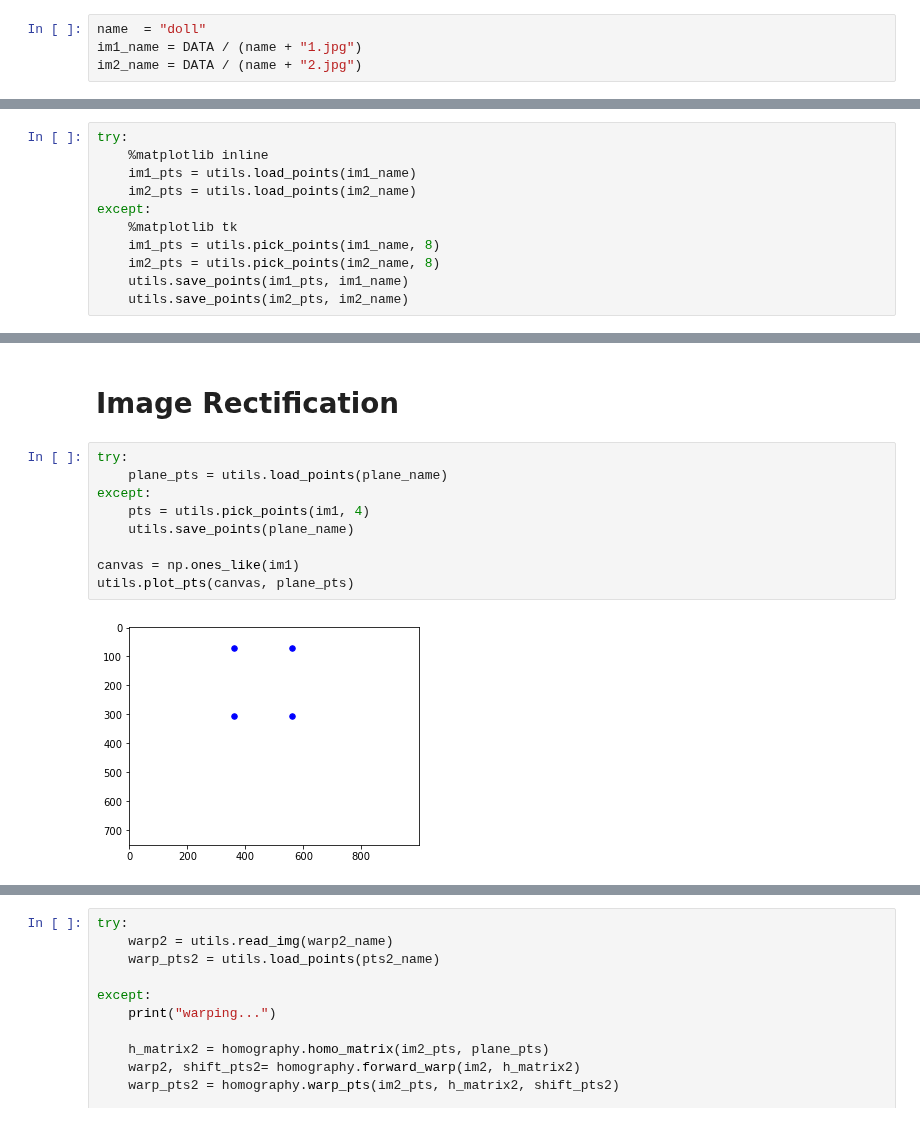
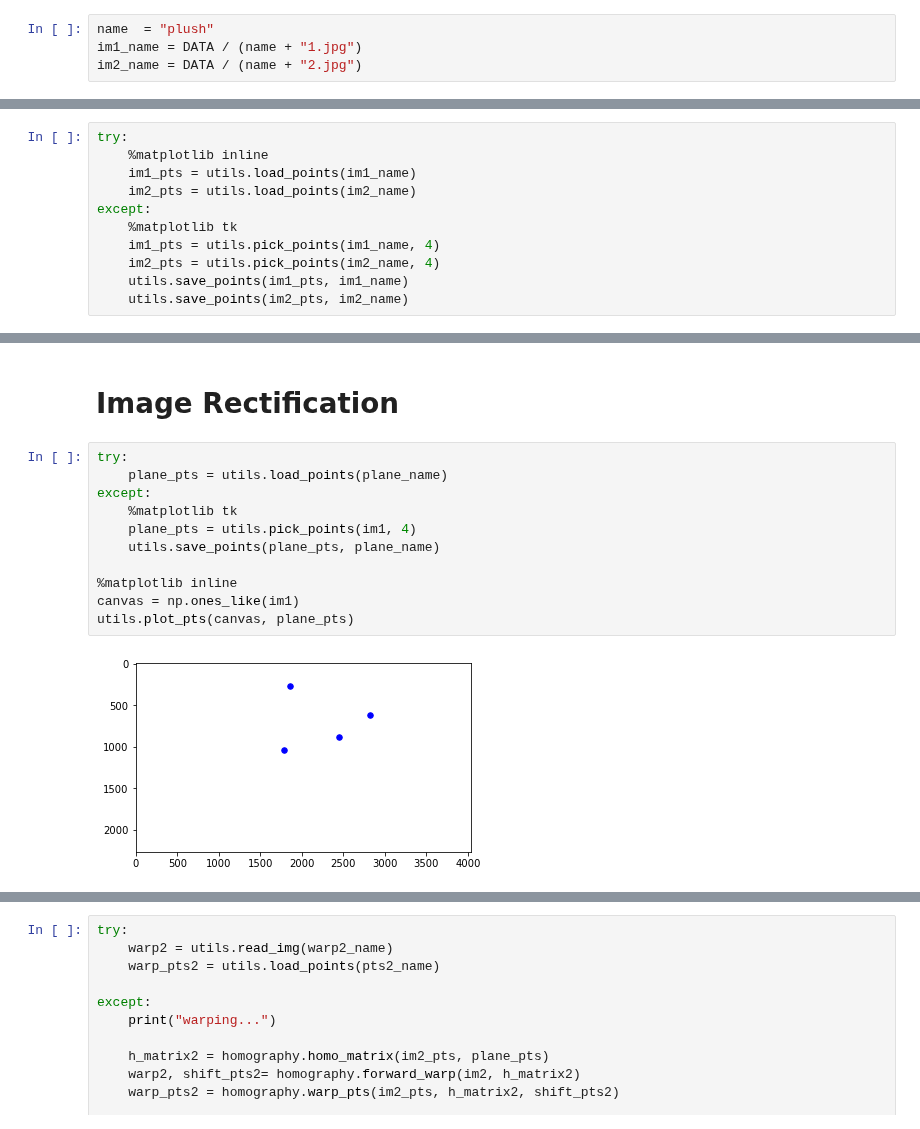
Before and after one commit to aprilsin/cs194-proj5, a Jupyter notebook: main.ipynb, the cells around one changed output, grey strips where cells are left out. Drawn from its saved outputs; the diff is of its cells as text.

```diff
--- a/main.ipynb
+++ b/main.ipynb
@@ -15,7 +15,7 @@ import homography, rectification, filters, my_types, utils
 DATA = Path("data")
 OUTDIR = Path("output")
 # %%
-name  = "doll"
+name  = "plush"
 im1_name = DATA / (name + "1.jpg")
 im2_name = DATA / (name + "2.jpg")
 # %%
@@ -40,8 +40,8 @@ try:
     im2_pts = utils.load_points(im2_name)
 except:
     %matplotlib tk
-    im1_pts = utils.pick_points(im1_name, 8)
-    im2_pts = utils.pick_points(im2_name, 8)
+    im1_pts = utils.pick_points(im1_name, 4)
+    im2_pts = utils.pick_points(im2_name, 4)
     utils.save_points(im1_pts, im1_name)
     utils.save_points(im2_pts, im2_name)
 # %%
@@ -58,14 +59,16 @@ utils.plot_pts(im2, im2_pts)
 # %%
 try:
     plane_pts = utils.load_points(plane_name)
 except:
-    pts = utils.pick_points(im1, 4)
-    utils.save_points(plane_name)
+    %matplotlib tk
+    plane_pts = utils.pick_points(im1, 4)
+    utils.save_points(plane_pts, plane_name)
 
+%matplotlib inline
 canvas = np.ones_like(im1)
 utils.plot_pts(canvas, plane_pts)
 # %% [output]
-[figure, old version]
+[figure, new version]
 # %%
 try:
     warp1 = utils.read_img(warp1_name)
```
Also changed, not shown: parts of 12 cells of this notebook, 21 other files.
